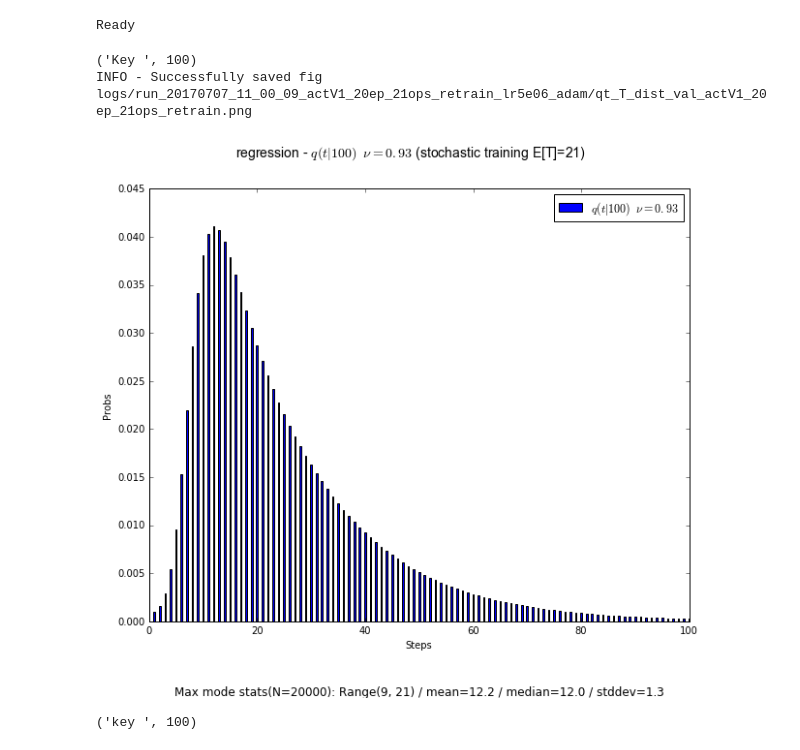
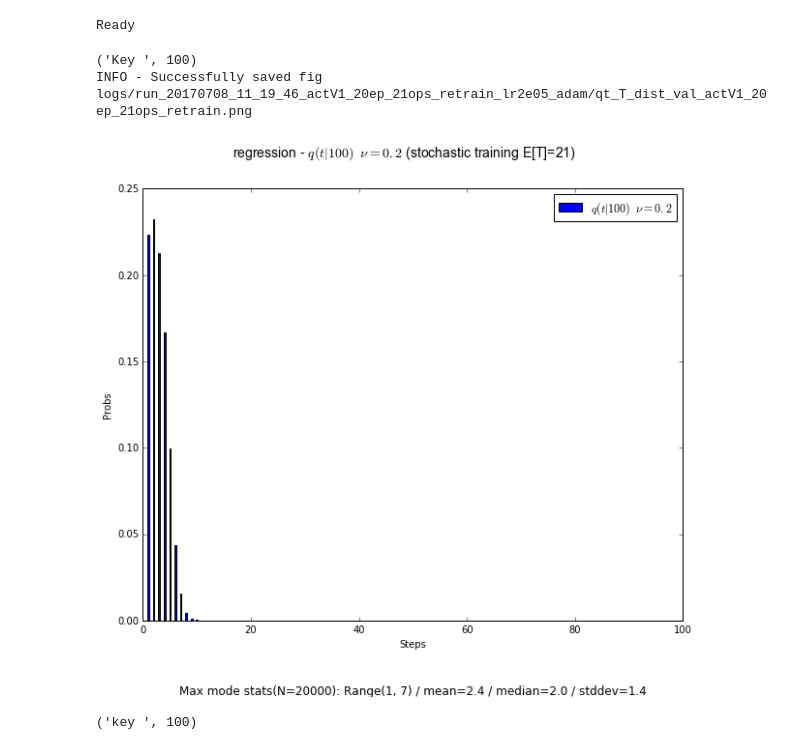
Before and after one commit to toologicbv/meta_learner, a Jupyter notebook: 10d_reg_results_20170623.ipynb, the cells around one changed output. Drawn from its saved outputs; the diff is of its cells as text; code cells hidden in the pictures.

Commit message:
little refinements 10dim regression version

```diff
--- a/10d_reg_results_20170623.ipynb
+++ b/10d_reg_results_20170623.ipynb
@@ -42,26 +42,28 @@ from utils.regression import RegressionFunction, L2LQuadratic, neg_log_likelihoo
 %load_ext autoreload
 %autoreload 2
 # %%
-expers_to_load = [(False, "run_20170629_15_06_49_metaV1_10ep_100ops_retrain_lr5e06_adam"), # quadratics
-                  (False, "run_20170625_18_56_22_metaV1_60ep_100ops_retrain_lr5e06_adam"), # quadratics
-                  (False, "run_20170629_16_58_08_metaV1_10ep_100ops_retrain_lr5e06_adam"), # 30eps/without BPTT
-                  (False, "run_20170627_18_12_50_metaV1_10ep_100ops_retrain_lr1e06_adam"), # 30eps/with BPTT
-                  # Meta V1 model regression
+expers_to_load = [# Meta V1 model regression
                   (True, "run_20170702_15_29_52_metaV1_40ep_100ops_retrain_lr5e06_adam"), # 110 epo
                   (False, "run_20170706_00_19_55_metaV3_80ep_100ops_lr5e05_adam"), # no fixed weights
                   # Meta V3 model regression with fixed geometric weights
-                  (True, "run_20170707_13_00_41_metaV3_20ep_100ops_retrain_lr5e06_adam"), # nu=0.1, 30 epochs
-                  (True, "run_20170706_09_48_03_metaV3_80ep_100ops_lr5e05_adam"), # nu=0.98, 80 epochs
+                  (False, "run_20170707_13_00_41_metaV3_20ep_100ops_retrain_lr5e06_adam"), # nu=0.1, 30 epochs
+                  (False, "run_20170707_19_18_08_metaV3_30ep_100ops_lr5e05_adam"), # 0.5, 30 epochs
+                  (False, "run_20170706_09_48_03_metaV3_80ep_100ops_lr5e05_adam"), # nu=0.98, 80 epochs
                   # ACT V2 model (1 LSTM)
-                  (False, "run_20170706_17_38_38_actV2_100ep_100ops_lr5e06_adam"), # nu=0.1 100 epochs
-                  (False, "run_20170701_18_28_48_actV2_50ep_100ops_retrain_lr5e06_adam"), # 0.5 100 epo
-                  (False, "run_20170702_20_43_33_actV2_40ep_100ops_retrain_lr5e06_adam"), # 0.7 70+40epo
+                  (True, "run_20170706_17_38_38_actV2_100ep_100ops_lr5e06_adam"), # nu=0.1 100 epochs
+                  (True, "run_20170707_08_57_39_actV2_40ep_100ops_retrain_lr5e06_adam"), # nu=0.3, 100 epochs
+                  (True, "run_20170701_18_28_48_actV2_50ep_100ops_retrain_lr5e06_adam"), # 0.5 100 epo
+                  (True, "run_20170702_20_43_33_actV2_40ep_100ops_retrain_lr5e06_adam"), # 0.7 70+40epo
                   (False, "run_20170702_17_08_24_actV2_40ep_100ops_retrain_lr5e06_adam"),  # 0.80 / lr5e-6 / 110 eps
                   (False, "run_20170703_18_05_47_actV2_40ep_100ops_retrain_lr5e06_adam"), # q=0.90 / lr 1e-6 / 70eps
-                  (False, "run_20170702_13_56_09_actV2_20ep_100ops_retrain_lr5e06_adam"), # 0.98 / lr5e-6 / 120eps
+                  (True, "run_20170702_13_56_09_actV2_20ep_100ops_retrain_lr5e06_adam"), # 0.98 / lr5e-6 / 120eps
                   (False, "run_20170703_15_19_53_actV2_80ep_21ops_lr5e06_adam"), # 0.93 stochastic 80epos
-                  (False, "run_20170707_11_00_09_actV1_20ep_21ops_retrain_lr5e06_adam"), # nu=0.93, 60epo
-                  (False, "run_20170702_20_51_12_actV2_150ep_49ops_lr5e06_adam")] # 0.98 stochastic
+                  (False, "run_20170702_20_51_12_actV2_150ep_49ops_lr5e06_adam"), # 0.98 stochastic
+                  # ACT V1 model (2 LSTM cells per layer)
+                  (False, "run_20170708_14_41_22_actV1_80ep_21ops_lr5e05_adam"), # nu=0.1, 80 epochs
+                  (False, "run_20170708_11_19_46_actV1_20ep_21ops_retrain_lr2e05_adam"), # nu=0.2, 80epochs
+                  (False, "run_20170708_06_28_36_actV1_20ep_21ops_retrain_lr5e06_adam"), # nu=0.3, 120epo
+                  (False, "run_20170707_11_00_09_actV1_20ep_21ops_retrain_lr5e06_adam")] # nu=0.93, 100epo
 # %%
 without_models = False
 
@@ -233,12 +245,12 @@ Ready
 # %%
 del new_experiments[0]
 # %%
-plot_qt_probs(new_experiments[2], data_set="val", save=True, show=True,
+plot_qt_probs(new_experiments[3], data_set="val", save=True, show=True,
               plot_prior=False, height=20, width=20, add_info=True)
 # %% [output]
 ('Key ', 100)
-INFO - Successfully saved fig logs/run_20170707_11_00_09_actV1_20ep_21ops_retrain_lr5e06_adam/qt_T_dist_val_actV1_20ep_21ops_retrain.png
+INFO - Successfully saved fig logs/run_20170708_11_19_46_actV1_20ep_21ops_retrain_lr2e05_adam/qt_T_dist_val_actV1_20ep_21ops_retrain.png
-[figure, old version]
+[figure, new version]
 # %%
 from utils.plots import create_exper_label
 num_of_plots = 13
```
Also changed, not shown: parts of 4 cells of this notebook, 5 other files.
